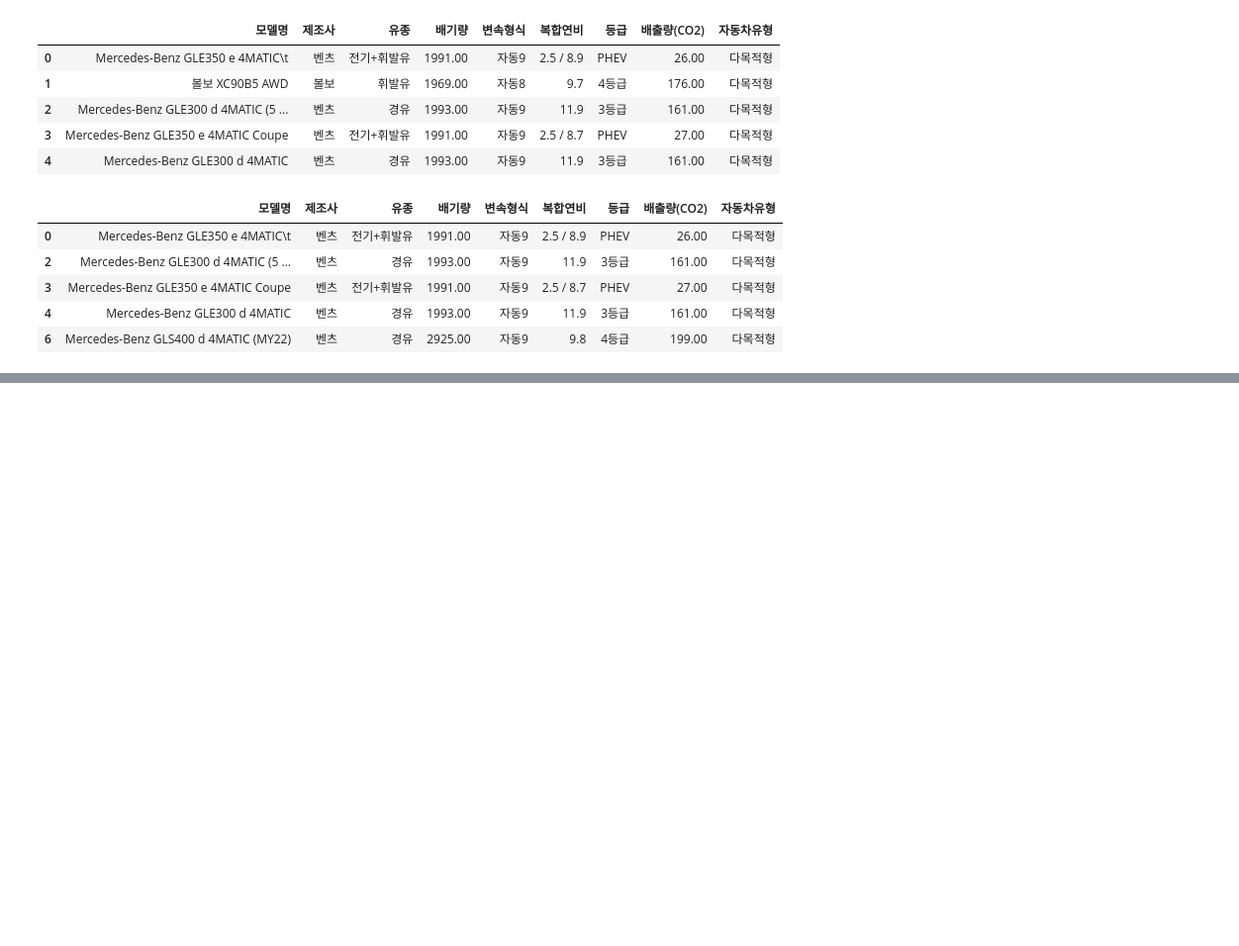
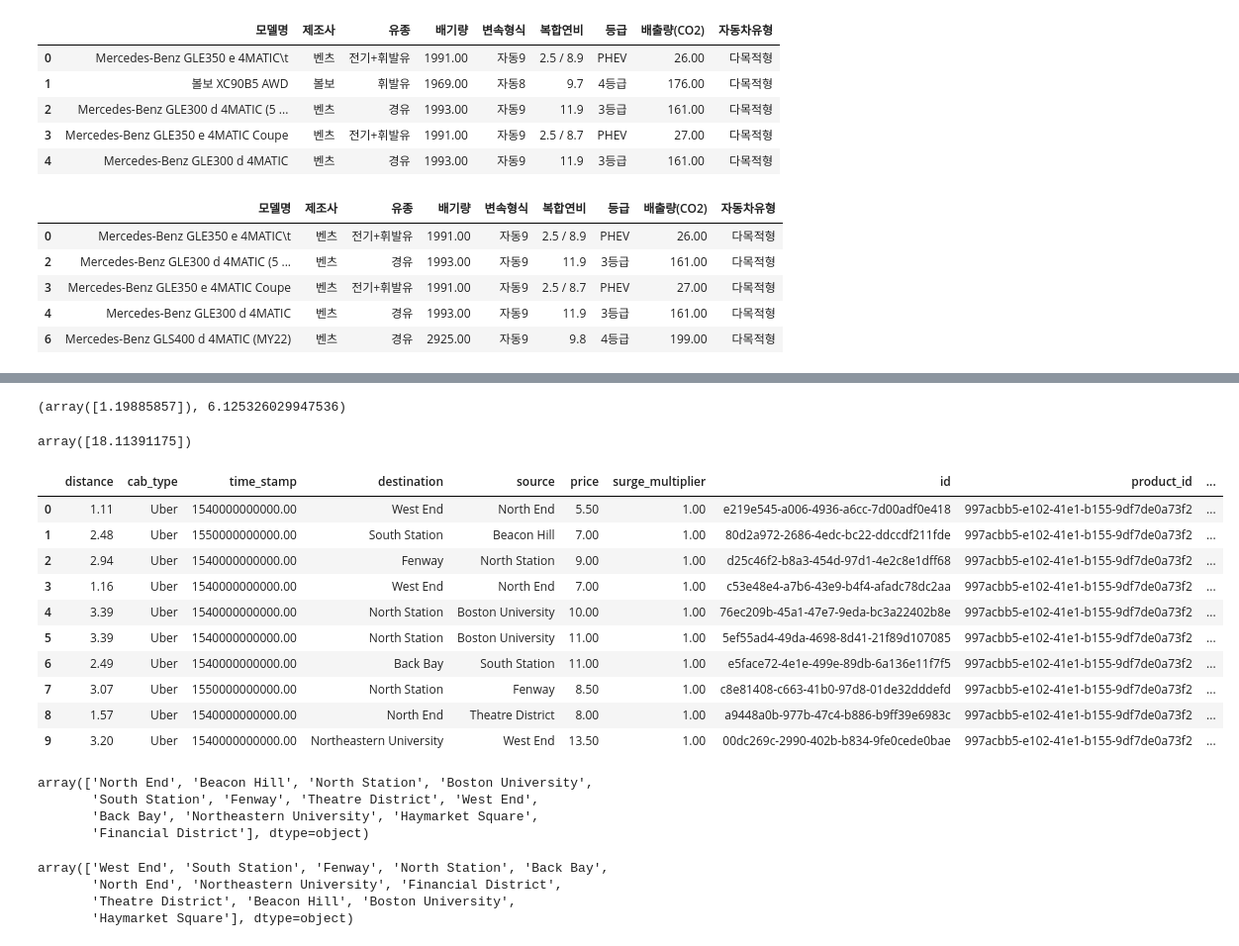
Before and after one commit to L2egg/L2egg, a Jupyter notebook: 제주도.ipynb, the cells around one changed output, grey strips where cells are left out. Shown at 99% size. Saved outputs shown, nothing was run; the diff lists cells and outputs as text; code cells hidden in the pictures; blank space fills up the shorter version.

```diff
--- a/제주도.ipynb
+++ b/제주도.ipynb
@@ -312,0 +317,38 @@ plt.show()
+# %%
+reg.coef_, reg.intercept_
+
+# y = 1.1988x + 6.1253 (x는 거리, y는 비용)
+# %% [output]
+(array([1.19885857]), 6.125326029947536)
+# %%
+reg.predict([[10]])
+# %% [output]
+array([18.11391175])
+# %%
+dataset_uberpool.head(10)
+# %% [output]
+|  | distance | cab_type | time_stamp | destination | source | price | surge_multiplier | id | product_id | ... |
+| 0 | 1.11 | Uber | 1540000000000.00 | West End | North End | 5.50 | 1.00 | e219e545-a006-4936-a6cc-7d00adf0e418 | 997acbb5-e102-41e1-b155-9df7de0a73f2 | ... |
+| 1 | 2.48 | Uber | 1550000000000.00 | South Station | Beacon Hill | 7.00 | 1.00 | 80d2a972-2686-4edc-bc22-ddccdf211fde | 997acbb5-e102-41e1-b155-9df7de0a73f2 | ... |
+| 2 | 2.94 | Uber | 1540000000000.00 | Fenway | North Station | 9.00 | 1.00 | d25c46f2-b8a3-454d-97d1-4e2c8e1dff68 | 997acbb5-e102-41e1-b155-9df7de0a73f2 | ... |
+| 3 | 1.16 | Uber | 1540000000000.00 | West End | North End | 7.00 | 1.00 | c53e48e4-a7b6-43e9-b4f4-afadc78dc2aa | 997acbb5-e102-41e1-b155-9df7de0a73f2 | ... |
+| 4 | 3.39 | Uber | 1540000000000.00 | North Station | Boston University | 10.00 | 1.00 | 76ec209b-45a1-47e7-9eda-bc3a22402b8e | 997acbb5-e102-41e1-b155-9df7de0a73f2 | ... |
+| 5 | 3.39 | Uber | 1540000000000.00 | North Station | Boston University | 11.00 | 1.00 | 5ef55ad4-49da-4698-8d41-21f89d107085 | 997acbb5-e102-41e1-b155-9df7de0a73f2 | ... |
+| 6 | 2.49 | Uber | 1540000000000.00 | Back Bay | South Station | 11.00 | 1.00 | e5face72-4e1e-499e-89db-6a136e11f7f5 | 997acbb5-e102-41e1-b155-9df7de0a73f2 | ... |
+| 7 | 3.07 | Uber | 1550000000000.00 | North Station | Fenway | 8.50 | 1.00 | c8e81408-c663-41b0-97d8-01de32dddefd | 997acbb5-e102-41e1-b155-9df7de0a73f2 | ... |
+| 8 | 1.57 | Uber | 1540000000000.00 | North End | Theatre District | 8.00 | 1.00 | a9448a0b-977b-47c4-b886-b9ff39e6983c | 997acbb5-e102-41e1-b155-9df7de0a73f2 | ... |
+| 9 | 3.20 | Uber | 1540000000000.00 | Northeastern University | West End | 13.50 | 1.00 | 00dc269c-2990-402b-b834-9fe0cede0bae | 997acbb5-e102-41e1-b155-9df7de0a73f2 | ... |
+# %%
+dataset_uberpool['source'].unique()
+# %% [output]
+array(['North End', 'Beacon Hill', 'North Station', 'Boston University',
+       'South Station', 'Fenway', 'Theatre District', 'West End',
+       'Back Bay', 'Northeastern University', 'Haymarket Square',
+       'Financial District'], dtype=object)
+# %%
+dataset_uberpool['destination'].unique()
+# %% [output]
+array(['West End', 'South Station', 'Fenway', 'North Station', 'Back Bay',
+       'North End', 'Northeastern University', 'Financial District',
+       'Theatre District', 'Beacon Hill', 'Boston University',
+       'Haymarket Square'], dtype=object)
```
Also changed, not shown: parts of 26 cells of this notebook.
